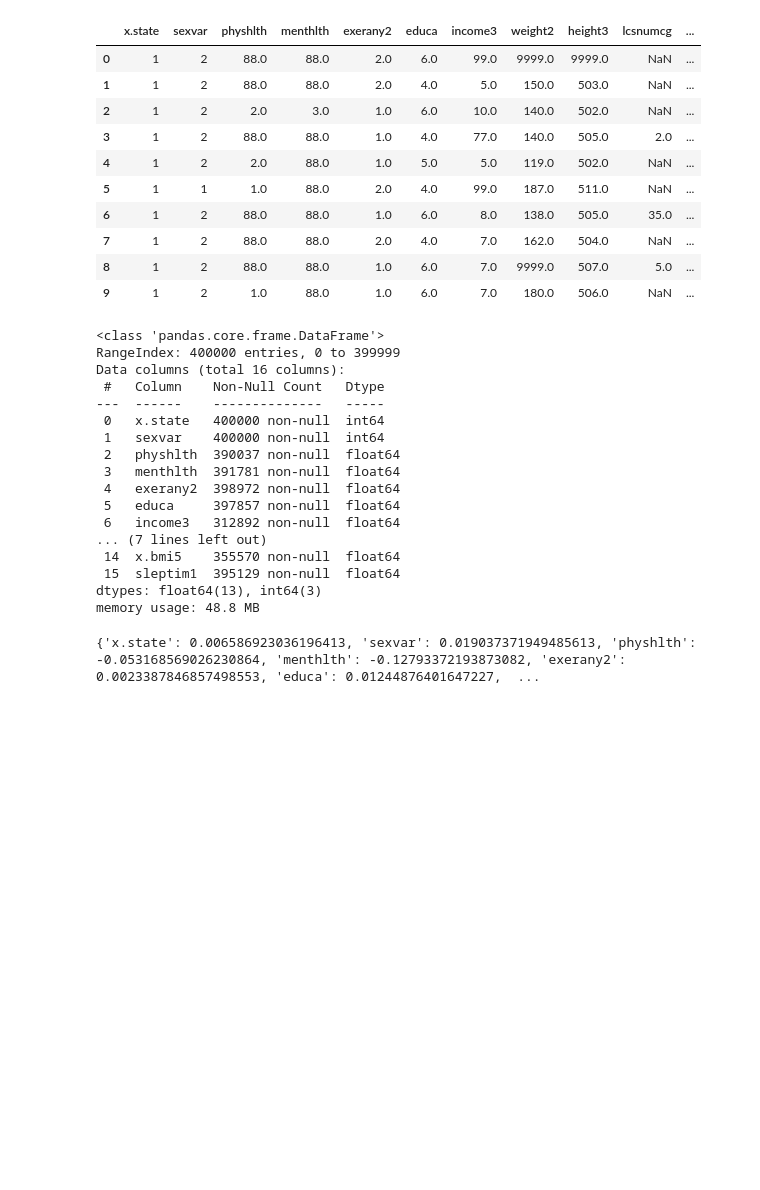
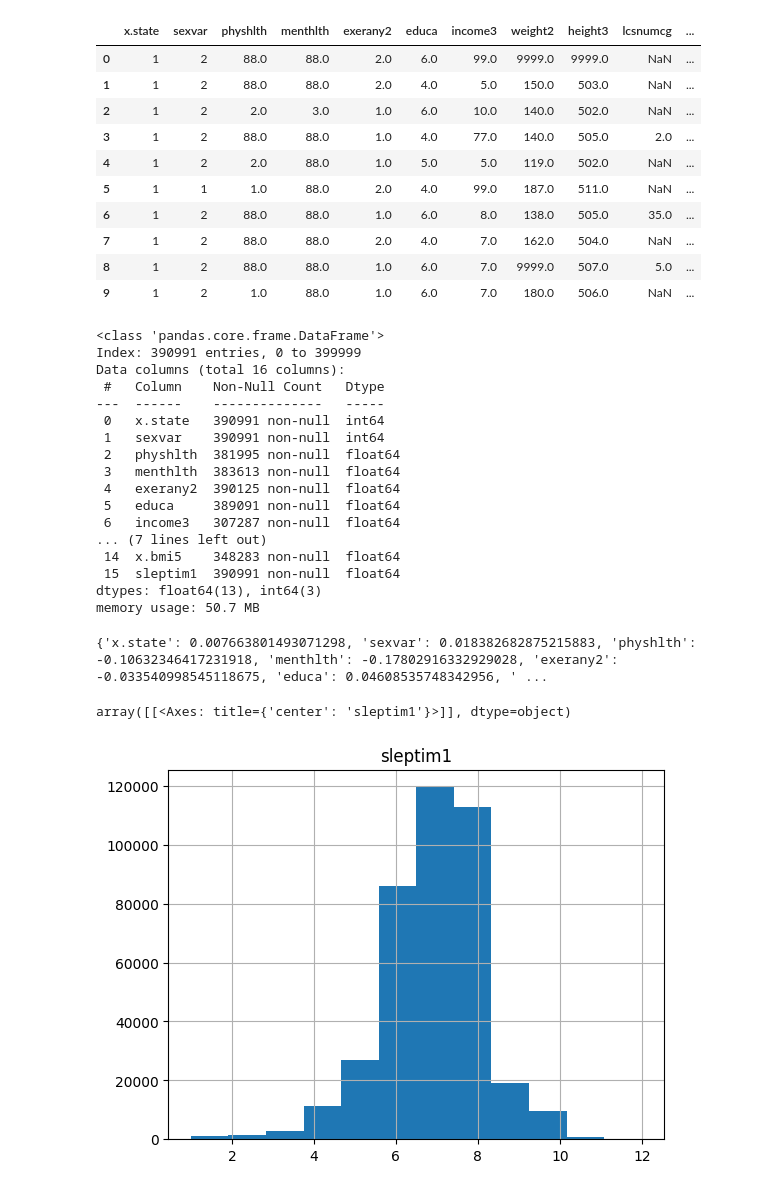
Before and after one commit to hm85451/cmpe255_project, a Jupyter notebook: project.ipynb, the cells around one changed output. Drawn from its saved outputs; the diff is of its cells as text; code cells hidden in the pictures; blank space fills up the shorter version.

```diff
--- a/project.ipynb
+++ b/project.ipynb
@@ -1,11 +1,12 @@
 # %%
 import pandas as pd
 import numpy as np
+import matplotlib.pyplot as plt
 
 # skiprows = 10
 # nrows = 20
 cols = ['x.state', 'sexvar', 'physhlth', 'menthlth', 'exerany2', 'educa', 'income3', 'weight2', 'height3', 'lcsnumcg', 'avedrnk3', 'lsatisfy', 'mscode', 'x.age80', 'x.bmi5', 'sleptim1']
-df = pd.read_csv("brfss2022.csv", nrows = 400000)
+df = pd.read_csv("brfss2022.csv", nrows = 445000)
 df = df[cols]
 # %%
 df.info()
@@ -92,26 +93,27 @@ df.loc[df['lsatisfy']==9, 'lsatisfy'] = np.nan
 #clean up sleptim1
 df.loc[df['sleptim1']==77, 'sleptim1'] = np.nan
 df.loc[df['sleptim1']==99, 'sleptim1'] = np.nan
+df = df[df['sleptim1']<12]
 
 df.info()
 # %% [output]
 <class 'pandas.core.frame.DataFrame'>
-RangeIndex: 400000 entries, 0 to 399999
+Index: 390991 entries, 0 to 399999
 Data columns (total 16 columns):
  #   Column    Non-Null Count   Dtype
 ---  ------    --------------   -----
- 0   x.state   400000 non-null  int64
- 1   sexvar    400000 non-null  int64
- 2   physhlth  390037 non-null  float64
- 3   menthlth  391781 non-null  float64
- 4   exerany2  398972 non-null  float64
- 5   educa     397857 non-null  float64
- 6   income3   312892 non-null  float64
+ 0   x.state   390991 non-null  int64
+ 1   sexvar    390991 non-null  int64
+ 2   physhlth  381995 non-null  float64
+ 3   menthlth  383613 non-null  float64
+ 4   exerany2  390125 non-null  float64
+ 5   educa     389091 non-null  float64
+ 6   income3   307287 non-null  float64
 ... (7 lines left out)
- 14  x.bmi5    355570 non-null  float64
- 15  sleptim1  395129 non-null  float64
+ 14  x.bmi5    348283 non-null  float64
+ 15  sleptim1  390991 non-null  float64
 dtypes: float64(13), int64(3)
-memory usage: 48.8 MB
+memory usage: 50.7 MB
 # %%
 cols = ['x.state', 'sexvar', 'physhlth', 'menthlth', 'exerany2', 'educa', 'income3', 'weight2', 'height3', 'lcsnumcg', 'avedrnk3', 'lsatisfy', 'mscode', 'x.age80', 'x.bmi5', 'sleptim1']
 correlation_coefficients = {}
@@ -120,4 +122,10 @@ for col in cols:
 
 print(correlation_coefficients)
 # %% [output]
-{'x.state': 0.006586923036196413, 'sexvar': 0.019037371949485613, 'physhlth': -0.053168569026230864, 'menthlth': -0.12793372193873082, 'exerany2': 0.0023387846857498553, 'educa': 0.01244876401647227,  ...
+{'x.state': 0.007663801493071298, 'sexvar': 0.018382682875215883, 'physhlth': -0.10632346417231918, 'menthlth': -0.17802916332929028, 'exerany2': -0.033540998545118675, 'educa': 0.04608535748342956, ' ...
+# %%
+bin_range = (1,12)
+df.hist(column = ["sleptim1"], bins = 12, range = bin_range)
+# %% [output]
+array([[<Axes: title={'center': 'sleptim1'}>]], dtype=object)
+[figure, added]
```
Also changed, not shown: parts of 5 cells of this notebook.
